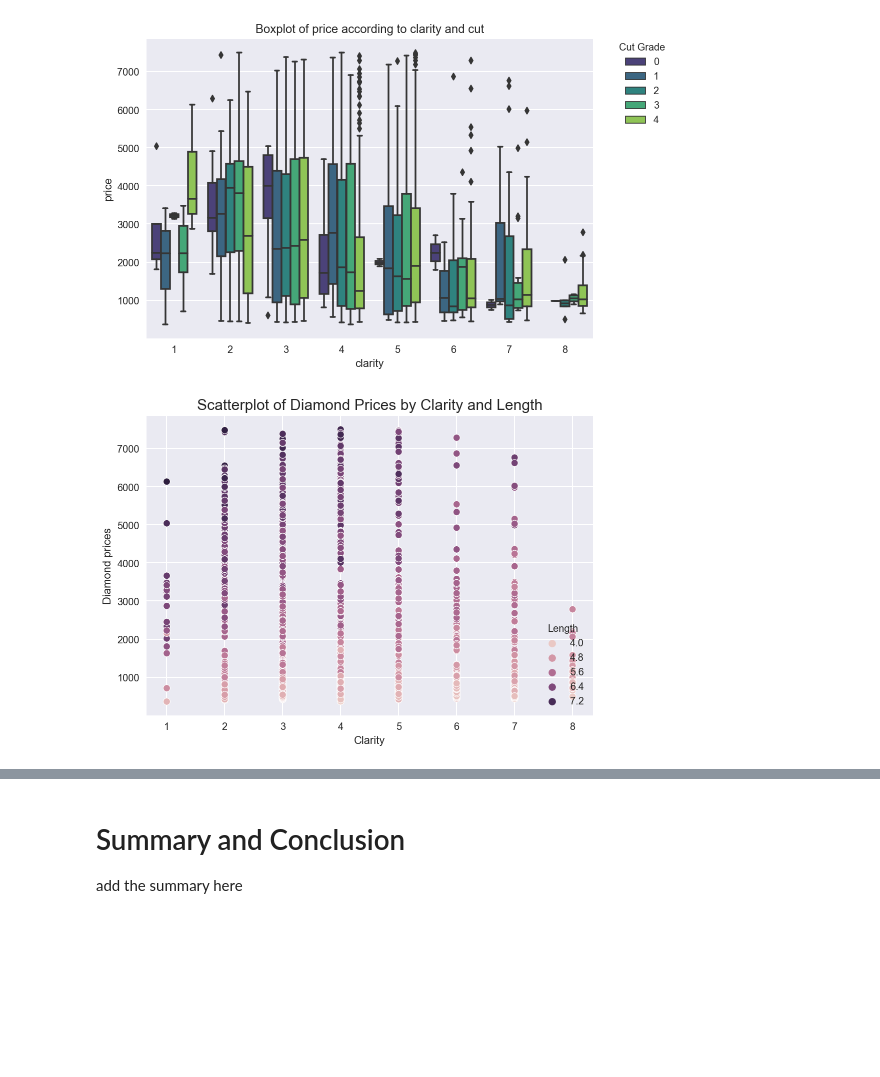
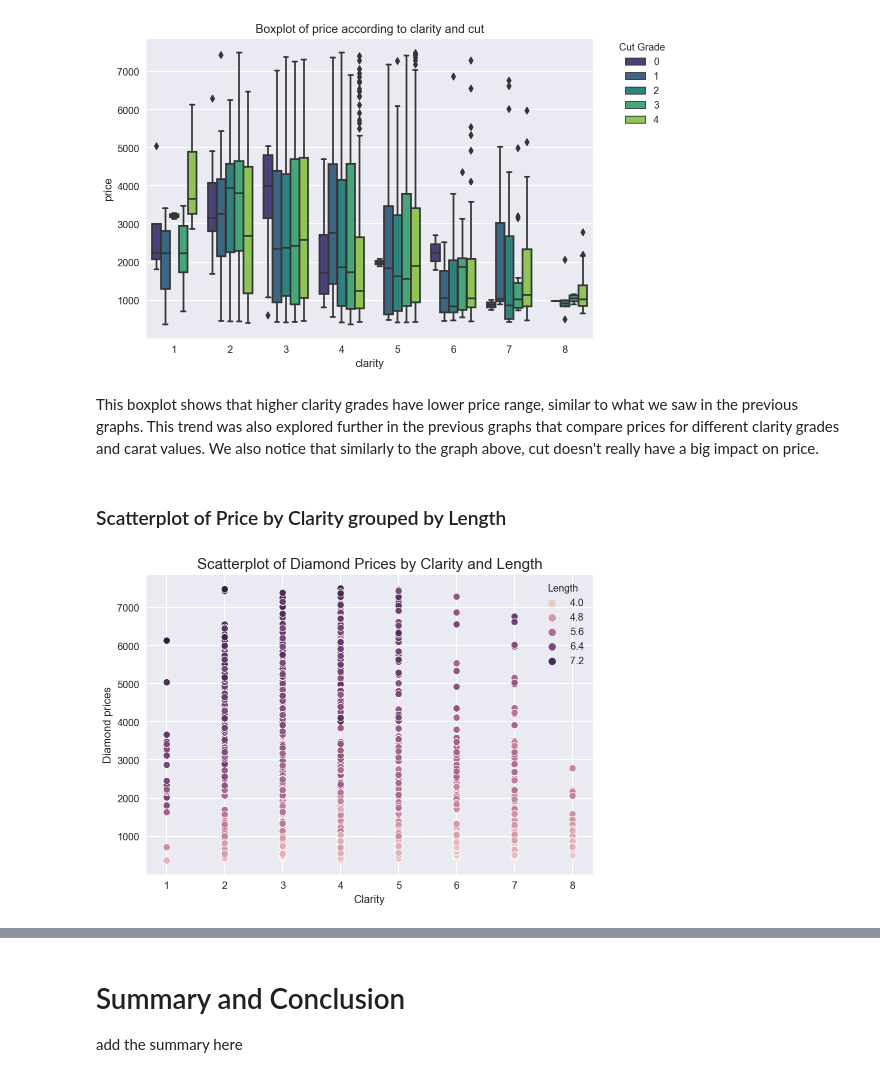
Before and after one commit to lavimonteiro/math_2, a Jupyter notebook: Predicting Diamond Prices.ipynb, the cells around one changed output, grey strips where cells are left out. Drawn from its saved outputs; the diff is of its cells as text; code cells hidden in the pictures; blank space fills up the shorter version.

Commit message:
Adding titles and explanations to the plots

```diff
--- a/Predicting Diamond Prices.ipynb
+++ b/Predicting Diamond Prices.ipynb
@@ -542,12 +588,16 @@ bp.legend(bbox_to_anchor=(1.05, 1),loc=2, borderaxespad=0.,
 plt.title("Boxplot of price according to clarity and cut");
 # %% [output]
 [figure]
+# %% [markdown]
+This boxplot shows that higher clarity grades have lower price range, similar to what we saw in the previous graphs. This trend was also explored further in the previous graphs that compare prices for different clarity grades and carat values. We also notice that similarly to the graph above, cut doesn't really have a big impact on price.
+# %% [markdown]
+### Scatterplot of Price by Clarity grouped by Length
 # %%
 sns.scatterplot(df['clarity'], df['price'], hue = df['length'], data = df)
 plt.title('Scatterplot of Diamond Prices by Clarity and Length', fontsize = 15);
 plt.xlabel('Clarity')
 plt.ylabel('Diamond prices')
-plt.legend(loc='lower right', title='Length')
+plt.legend(loc='upper right', title='Length')
 plt.show();
 # %% [output]
-[figure, old version]
+[figure, new version]
```
Also changed, not shown: parts of 28 cells of this notebook.
